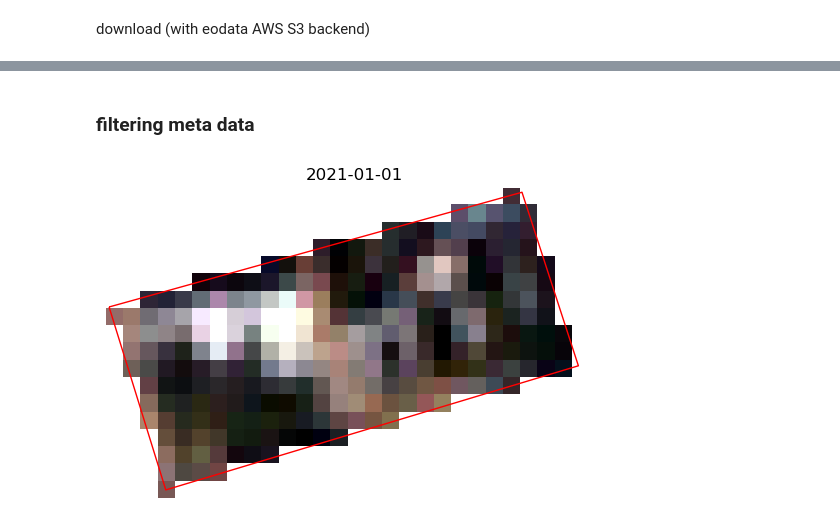
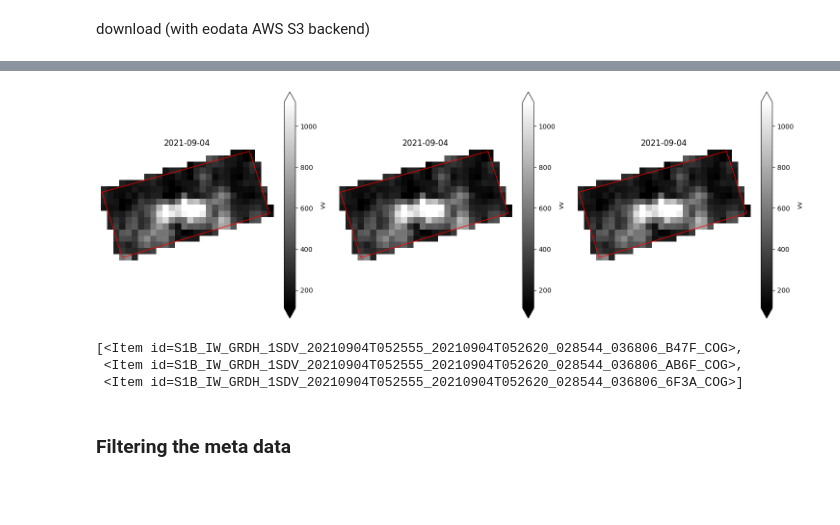
Before and after one commit to drnhhl/terragon, a Jupyter notebook: docs/demo_files/demo_cdse.ipynb, the cells around one changed output, grey strips where cells are left out. Drawn from its saved outputs; the diff is of its cells as text; code cells hidden in the pictures; blank space fills up the shorter version.

Commit message:
add documentation and demo

```diff
--- a/docs/demo_files/demo_cdse.ipynb
+++ b/docs/demo_files/demo_cdse.ipynb
@@ -11,20 +11,18 @@ from utils import visualize_sat_images, list_of_dicts_to_tree
 import rasterio
 # %%
 # we will use the sample data to download a minicube
-# other datasets can be found here: https://dataspace.copernicus.eu/explore-data/data-collections
+# other datasets can be found here: https://documentation.dataspace.copernicus.eu/APIs/newSTACcatalogue.html
 gdf = gpd.read_file("data/TUM_OTN.geojson")
 gdf = gdf.to_crs("EPSG:32632")
 arguments = dict(
     shp=gdf,
-    collection="SENTINEL-2",
-    start_date="2021-01-01",
-    end_date="2021-01-05",
-    bands=["B02", "B03", "B04"],
+    collection="sentinel-1-grd",
+    bands=["vv", "vh"],
+    start_date="2021-09-03",
+    end_date="2021-09-04",
     resolution=10,
-    download_folder="tests/download/",
-    filter={
-        "processingLevel": {"eq": "S2MSI2A"}  # we will use a filter to get only level 2 products
-    },
+    save_metadata=["id", "sat:absolute_orbit"]
+
 )
 gdf.crs
 # %% [output]
@@ -109,13 +85,13 @@ ds = tg.create(**arguments, resampling=rasterio.enums.Resampling.bilinear)
+# %%
+visualize_sat_images(ds, gdf, ['vv'])
+# %% [output]
+[figure, added]
+# %%
+# the ouptut of the search is a collection of items
+tg.search(**arguments)
+# %% [output]
+[<Item id=S1B_IW_GRDH_1SDV_20210904T052555_20210904T052620_028544_036806_B47F_COG>,
+ <Item id=S1B_IW_GRDH_1SDV_20210904T052555_20210904T052620_028544_036806_AB6F_COG>,
+ <Item id=S1B_IW_GRDH_1SDV_20210904T052555_20210904T052620_028544_036806_6F3A_COG>]
 # %% [markdown]
-### filtering meta data
+### Filtering the meta data
-# %%
-# it is also possible to filter for more meta data from the tiles,
-# we match them with the meta data from the stac items: https://documentation.dataspace.copernicus.eu/APIs/STAC.html
-# we support four types of filters: eq, ueq, lt, gt, in (equal, unequal, less than, greater than, python "in" with list)
-# for example we can use this to filter for cloud cover:
-arguments["filter"].update({"cloudCover": {"lt": 90}})
-ds = tg.create(**arguments)
-ds = ds.where(ds != 65535)  # remove no data values
-visualize_sat_images(ds, gdf, list(reversed(arguments["bands"])))
-# %% [output]
-[figure, removed]
```
Also changed, not shown: parts of 15 cells of this notebook, 5 other files.
